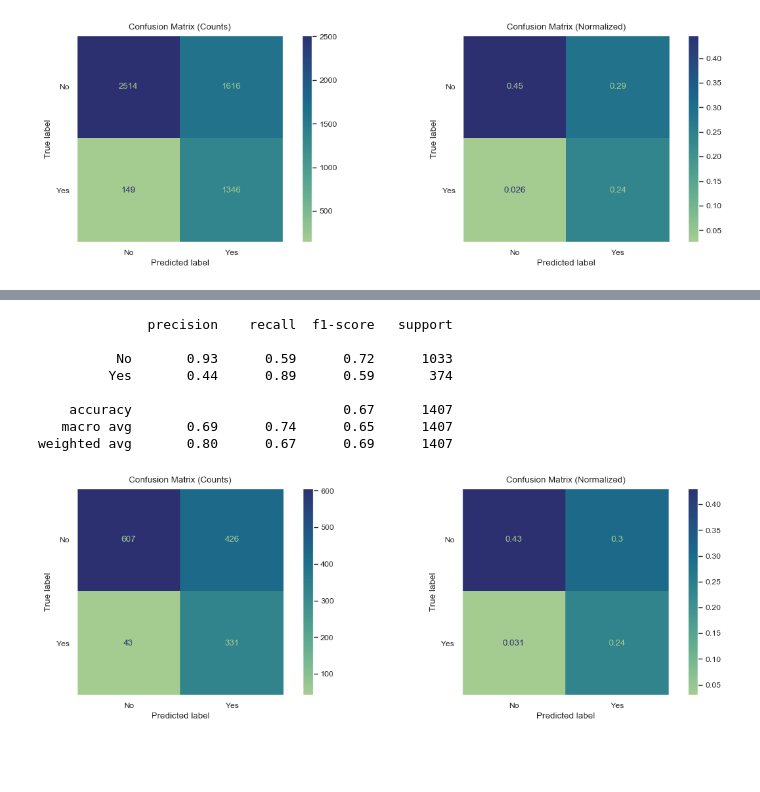
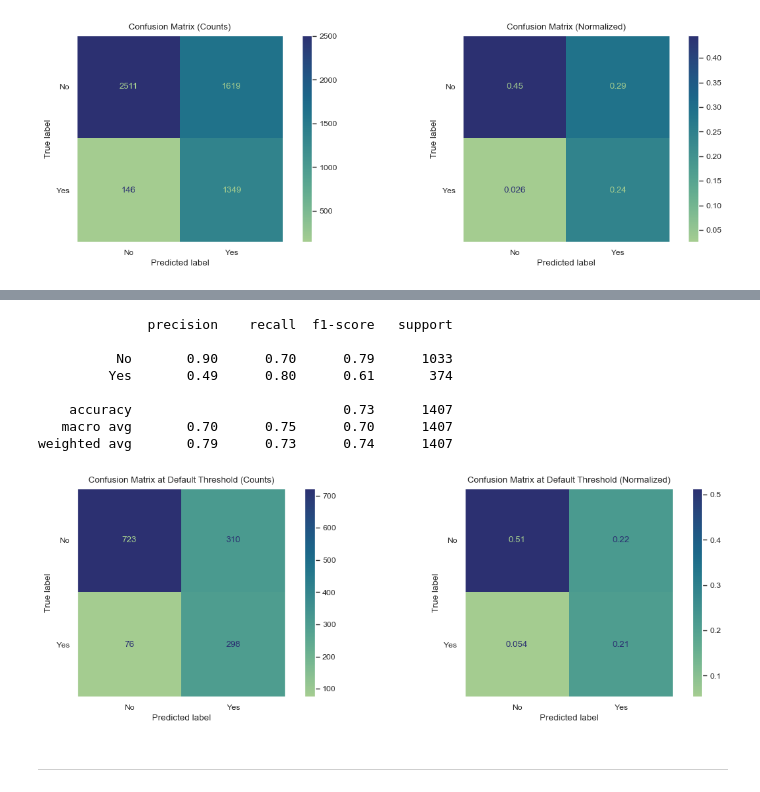
Before and after one commit to themrityunjaypathak/ChurnLabs, a Jupyter notebook: notebooks/02_model.ipynb, the cells around one changed output, grey strips where cells are left out. Drawn from its saved outputs; the diff is of its cells as text; code cells hidden in the pictures; blank space fills up the shorter version.

Commit message:
feat: update model notebook with code improvements and analysis explanations

```diff
--- a/notebooks/02_model.ipynb
+++ b/notebooks/02_model.ipynb
@@ -822,45 +927,21 @@ with mlflow.start_run(
 
     mlflow.log_input(dataset, context='training')
 
-    # Build Pipeline
-    lr = LogisticRegression(class_weight='balanced', max_iter=1000, random_state=42)
-
-    pipe = Pipeline(steps=[
-        ('preprocessor', ctf),
-        ('model', lr)
-    ])
-
-    # Cross Validation
-    start_time = time.time()
-
-    y_proba_cv = cross_val_predict(
-        estimator=pipe,
-        X=X_train,
-        y=y_train,
-        cv=skf,
-        method='predict_proba',
-        n_jobs=-1
-    )[:, 1]
-
-    mlflow.log_metric('cv_runtime_sec', time.time() - start_time)
-
     # Tuned Threshold Metrics
     y_pred_tuned = (y_proba_cv >= best_threshold).astype(int)
     mlflow.log_metric('accuracy', np.mean(y_pred_tuned == y_train))
     mlflow.log_metric('precision', precision_score(y_train, y_pred_tuned))
     mlflow.log_metric('recall', recall_score(y_train, y_pred_tuned))
-    mlflow.log_metric('f1', f1_score(y_train, y_pred_tuned))
+    mlflow.log_metric('f1_score', f1_score(y_train, y_pred_tuned))
 
-    # ROC AUC (Threshold-Independent)
+    # ROC-AUC (Threshold-Independent)
     mlflow.log_metric('roc_auc', roc_auc_score(y_train, y_proba_cv))
     mlflow.log_metric('pr_auc', average_precision_score(y_train, y_proba_cv))
 
-    # Classification Reports
+    # Classification Report
     report_tuned = classification_report(y_train, y_pred_tuned, target_names=['No', 'Yes'])
-
     with open('classification_report_tuned.txt', 'w') as f:
         f.write(report_tuned)
-
     mlflow.log_artifact('classification_report_tuned.txt', artifact_path='reports')
 
     # Confusion Matrix (Tuned Threshold)
@@ -873,6 +954,7 @@ with mlflow.start_run(
     plt.close(fig)
 
     # Log Final Fitted Model
+    # Cast int64 to float64 because MLflow signature inference fails on int64 columns
     pipe.fit(X_train, y_train)
 
     X_train_for_mlflow = X_train.copy()
@@ -942,25 +1026,30 @@ y_test_pred = (y_test_proba >= best_threshold).astype(int)
+# %%
+# Default Threshold
+y_test_pred_default = (y_test_proba >= 0.5).astype(int)
 # %%
-# Classification Report
-print(classification_report(y_test, y_test_pred, target_names=['No', 'Yes']))
+# Classification Report on Default Threshold
+print(classification_report(y_test, y_test_pred_default, target_names=['No', 'Yes']))
 # %% [output]
               precision    recall  f1-score   support
 
-          No       0.93      0.59      0.72      1033
-         Yes       0.44      0.89      0.59       374
+          No       0.90      0.70      0.79      1033
+         Yes       0.49      0.80      0.61       374
 
-    accuracy                           0.67      1407
-   macro avg       0.69      0.74      0.65      1407
-weighted avg       0.80      0.67      0.69      1407
+    accuracy                           0.73      1407
+   macro avg       0.70      0.75      0.70      1407
+weighted avg       0.79      0.73      0.74      1407
 # %%
-# Plotting Confusion Matrix
+# Plotting Confusion Matrix on Default Threshold
 fig, ax = plt.subplots(nrows=1, ncols=2, figsize=(12,4))
-ConfusionMatrixDisplay.from_predictions(y_test, y_test_pred, display_labels=['No', 'Yes'], cmap='crest', ax=ax[0])
-ConfusionMatrixDisplay.from_predictions(y_test, y_test_pred, display_labels=['No', 'Yes'], cmap='crest', normalize='all', ax=ax[1])
-ax[0].set_title('Confusion Matrix (Counts)')
-ax[1].set_title('Confusion Matrix (Normalized)')
+ConfusionMatrixDisplay.from_predictions(y_test, y_test_pred_default, display_labels=['No', 'Yes'], cmap='crest', ax=ax[0])
+ConfusionMatrixDisplay.from_predictions(y_test, y_test_pred_default, display_labels=['No', 'Yes'], cmap='crest', normalize='all', ax=ax[1])
+ax[0].set_title('Confusion Matrix at Default Threshold (Counts)')
+ax[1].set_title('Confusion Matrix at Default Threshold (Normalized)')
 ax[0].grid(visible=False)
 ax[1].grid(visible=False)
 plt.tight_layout()
 plt.show()
 # %% [output]
-[figure, old version]
+[figure, new version]
+# %% [markdown]
+---
```
Also changed, not shown: parts of 56 cells of this notebook.
